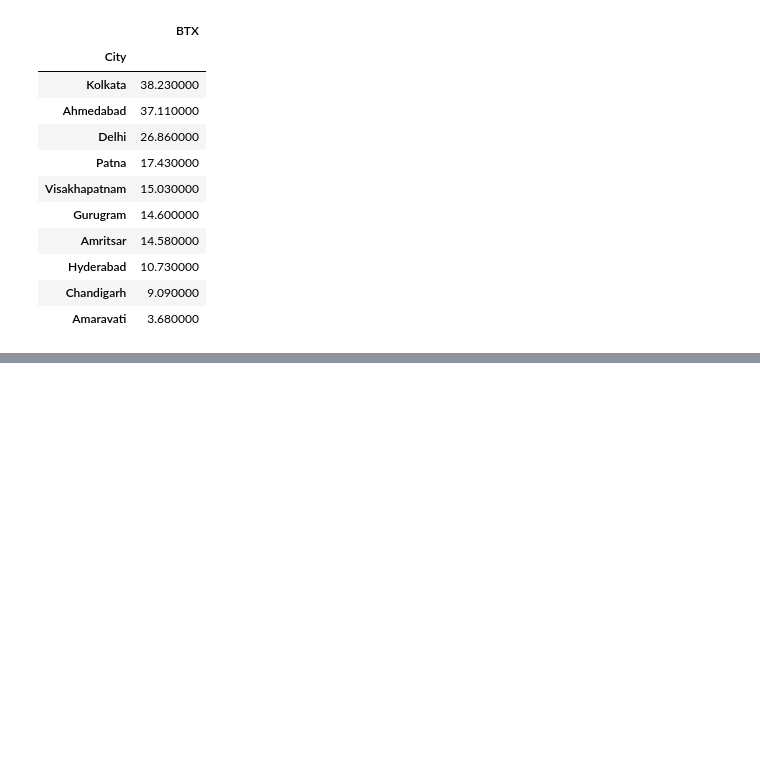
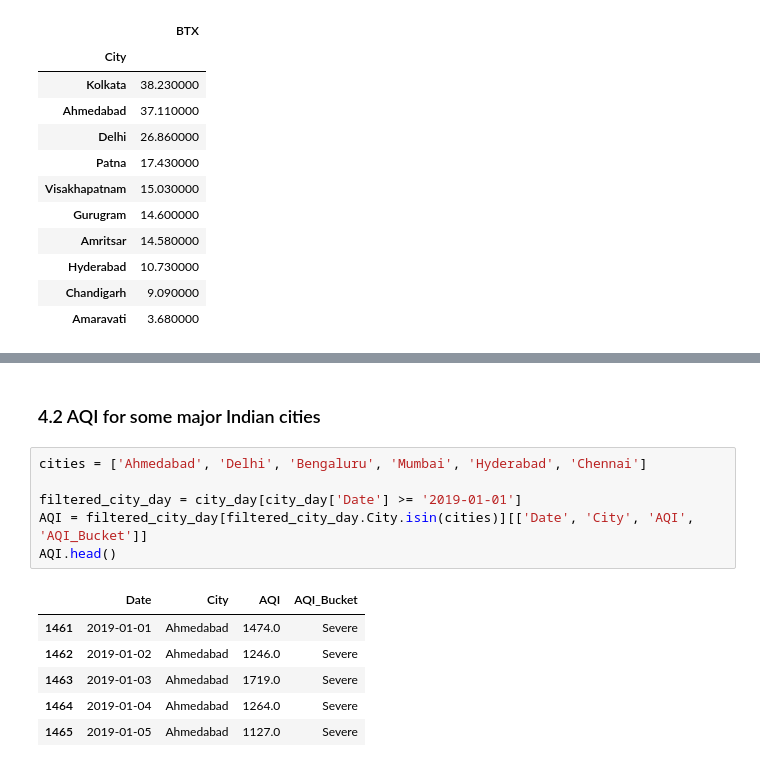
Before and after one commit to bhargav-borah/forked-practice-notebooks, a Jupyter notebook: covid-19-effect-on-pollution-in-india/covid-19-effect-analysis.ipynb, the cells around one changed output, grey strips where cells are left out. Cells and saved outputs as stored; diff of their text form; blank space fills up the shorter version.

```diff
--- a/covid-19-effect-on-pollution-in-india/covid-19-effect-analysis.ipynb
+++ b/covid-19-effect-on-pollution-in-india/covid-19-effect-analysis.ipynb
@@ -444,0 +450,15 @@ fig.show()
+# %% [markdown]
+### 4.2 AQI for some major Indian cities
+# %%
+cities = ['Ahmedabad', 'Delhi', 'Bengaluru', 'Mumbai', 'Hyderabad', 'Chennai']
+
+filtered_city_day = city_day[city_day['Date'] >= '2019-01-01']
+AQI = filtered_city_day[filtered_city_day.City.isin(cities)][['Date', 'City', 'AQI', 'AQI_Bucket']]
+AQI.head()
+# %% [output]
+|  | Date | City | AQI | AQI_Bucket |
+| 1461 | 2019-01-01 | Ahmedabad | 1474.0 | Severe |
+| 1462 | 2019-01-02 | Ahmedabad | 1246.0 | Severe |
+| 1463 | 2019-01-03 | Ahmedabad | 1719.0 | Severe |
+| 1464 | 2019-01-04 | Ahmedabad | 1264.0 | Severe |
+| 1465 | 2019-01-05 | Ahmedabad | 1127.0 | Severe |
```
Also changed, not shown: parts of 8 cells of this notebook.
